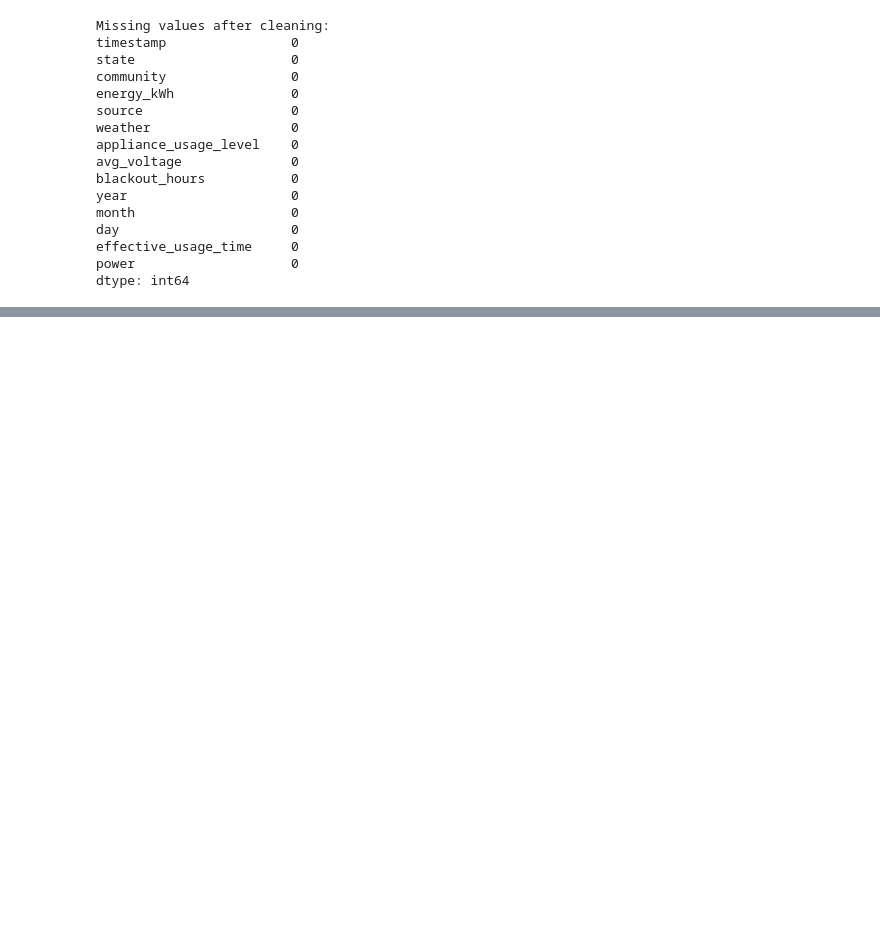
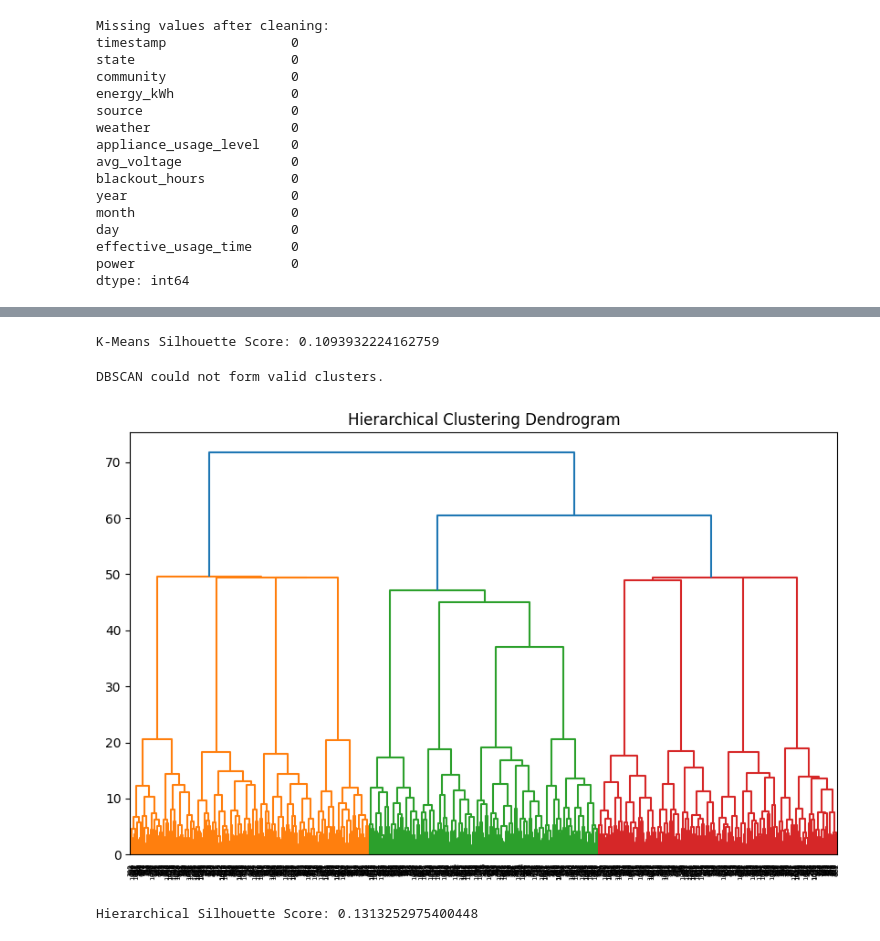
Before and after one commit to LegendSeyi/Analysing-Electricity-Usage-Pattern-In-Rural-Areas-In-Nigeria-Using-Unsupervised-ML, a Jupyter notebook: Copy_of_Analysing_Electricity_Usage_Patterning_ML.ipynb, the cells around one changed output, grey strips where cells are left out. Saved outputs shown, nothing was run; the diff lists cells and outputs as text; code cells hidden in the pictures; blank space fills up the shorter version.

```diff
--- a/Copy_of_Analysing_Electricity_Usage_Patterning_ML.ipynb
+++ b/Copy_of_Analysing_Electricity_Usage_Patterning_ML.ipynb
@@ -537,0 +585,37 @@ print("\n EDA Completed Successfully!")
+# %%
+kmeans = KMeans(n_clusters=4, random_state=42)
+kmeans_labels = kmeans.fit_predict(scaled_data)
+
+sil_score_kmeans = silhouette_score(scaled_data, kmeans_labels)
+print("K-Means Silhouette Score:", sil_score_kmeans)
+# %% [output]
+K-Means Silhouette Score: 0.1093932224162759
+# %%
+db = DBSCAN(eps=0.7, min_samples=5)
+db_labels = db.fit_predict(scaled_data)
+
+# Filter out noise (-1 label) for silhouette score
+mask = db_labels != -1
+if len(set(db_labels[mask])) > 1:
+    sil_score_dbscan = silhouette_score(scaled_data[mask], db_labels[mask])
+    print("DBSCAN Silhouette Score:", sil_score_dbscan)
+else:
+    print("DBSCAN could not form valid clusters.")
+# %% [output]
+DBSCAN could not form valid clusters.
+# %%
+plt.figure(figsize=(10, 6))
+linked = linkage(scaled_data, method='ward')
+dendrogram(linked)
+plt.title("Hierarchical Clustering Dendrogram")
+plt.show()
+# %% [output]
+[figure, added]
+# %%
+hc = AgglomerativeClustering(n_clusters=4, linkage='ward')
+hc_labels = hc.fit_predict(scaled_data)
+
+sil_score_hc = silhouette_score(scaled_data, hc_labels)
+print("Hierarchical Silhouette Score:", sil_score_hc)
+# %% [output]
+Hierarchical Silhouette Score: 0.1313252975400448
```
Also changed, not shown: parts of 16 cells of this notebook.
